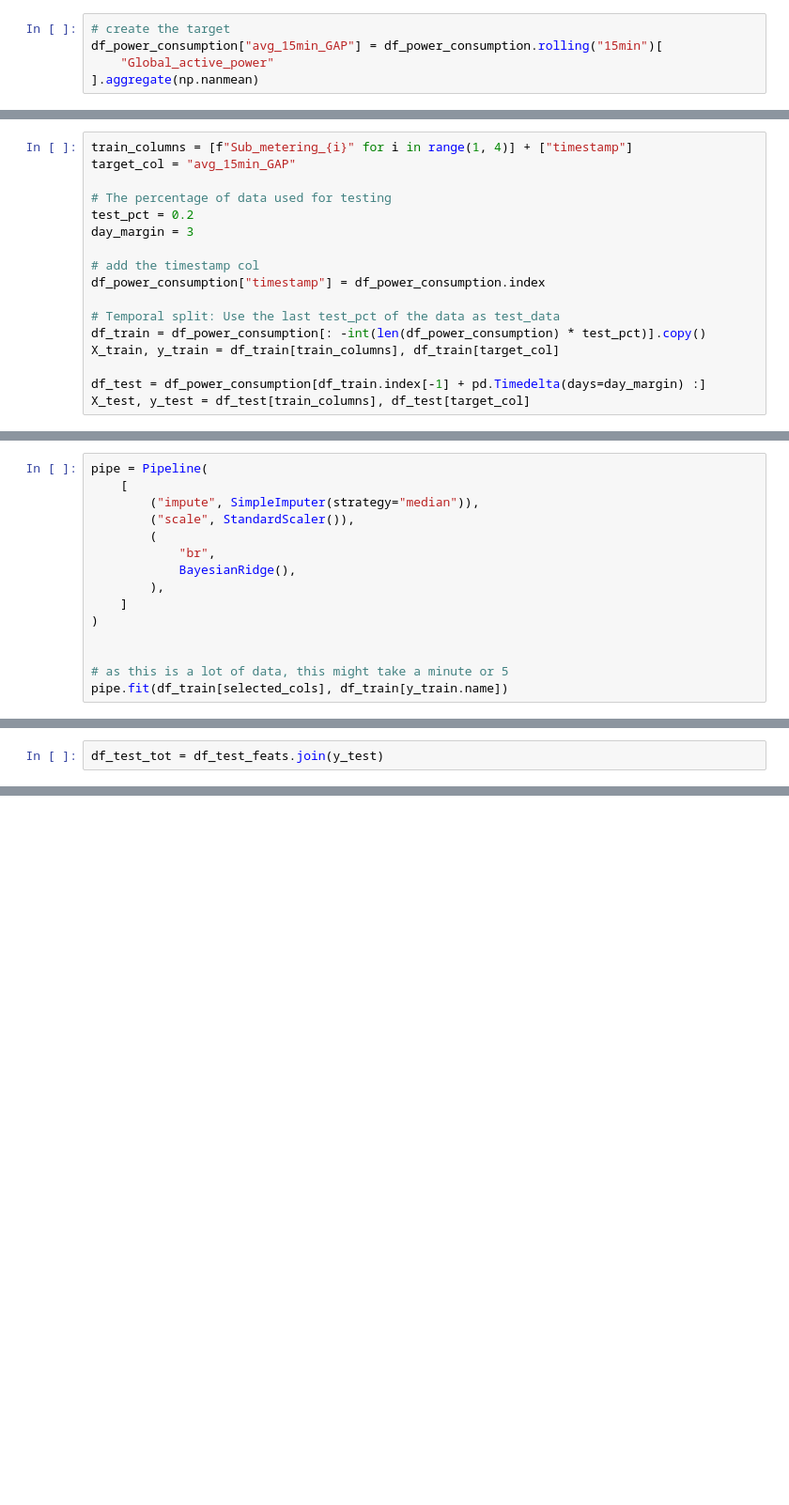
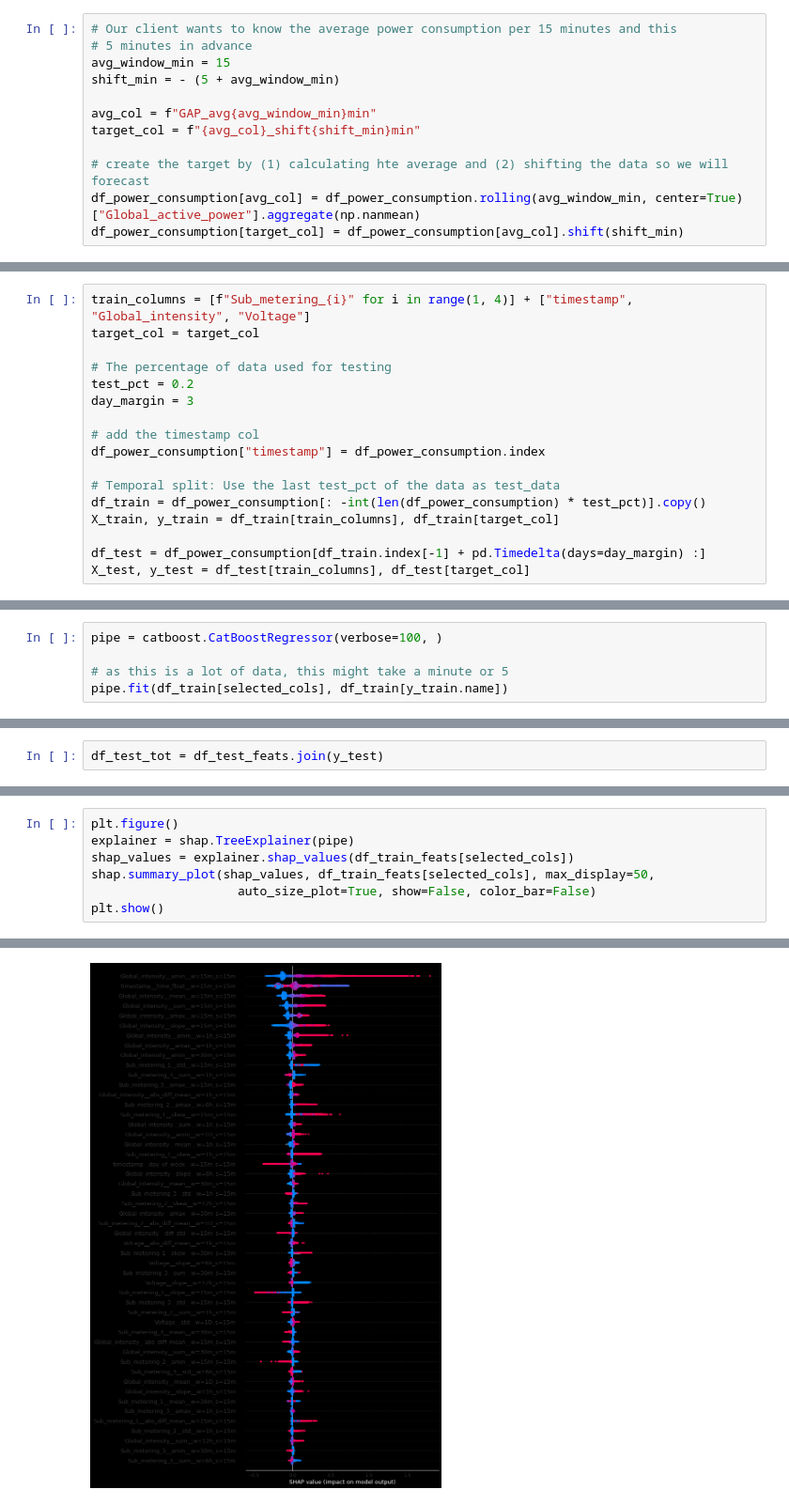
Before and after one commit to predict-idlab/tsflex, a Jupyter notebook: examples/example_power_consumption_estimation.ipynb, the cells around one changed output, grey strips where cells are left out. Shown at 94% size. Drawn from its saved outputs; the diff is of its cells as text; blank space fills up the shorter version.

Commit message:
:dash: adding figure-resampler + shap

```diff
--- a/examples/example_power_consumption_estimation.ipynb
+++ b/examples/example_power_consumption_estimation.ipynb
@@ -122,7 +210,14 @@ Our objective is:
 **remark**:
 We explicitly did not use global variables (like `global_intensity`) as these are show high correlations with the global power consumption.
 # %%
-# create the target
-df_power_consumption["avg_15min_GAP"] = df_power_consumption.rolling("15min")[
-    "Global_active_power"
-].aggregate(np.nanmean)
+# Our client wants to know the average power consumption per 15 minutes and this
+# 5 minutes in advance
+avg_window_min = 15
+shift_min = - (5 + avg_window_min)
+
+avg_col = f"GAP_avg{avg_window_min}min"
+target_col = f"{avg_col}_shift{shift_min}min"
+
+# create the target by (1) calculating hte average and (2) shifting the data so we will forecast
+df_power_consumption[avg_col] = df_power_consumption.rolling(avg_window_min, center=True)["Global_active_power"].aggregate(np.nanmean)
+df_power_consumption[target_col] = df_power_consumption[avg_col].shift(shift_min)
@@ -135,8 +249,8 @@ df_power_consumption["avg_15min_GAP"] = df_power_consumption.rolling("15min")[
 # %% [markdown]
 ## train-test split
 # %%
-train_columns = [f"Sub_metering_{i}" for i in range(1, 4)] + ["timestamp"]
-target_col = "avg_15min_GAP"
+train_columns = [f"Sub_metering_{i}" for i in range(1, 4)] + ["timestamp", "Global_intensity", "Voltage"]
+target_col = target_col
 
 # The percentage of data used for testing
 test_pct = 0.2
@@ -264,15 +385,5 @@ df_train = df_train[df_train[y_train.name].notna()]
 # %%
-pipe = Pipeline(
-    [
-        ("impute", SimpleImputer(strategy="median")),
-        ("scale", StandardScaler()),
-        (
-            "br",
-            BayesianRidge(),
-        ),
-    ]
-)
-
+pipe = catboost.CatBoostRegressor(verbose=100, )
 
 # as this is a lot of data, this might take a minute or 5
 pipe.fit(df_train[selected_cols], df_train[y_train.name])
@@ -295,0 +456,8 @@ df_test_tot["std"] = out[1]
+# %%
+plt.figure()
+explainer = shap.TreeExplainer(pipe)
+shap_values = explainer.shap_values(df_train_feats[selected_cols])
+shap.summary_plot(shap_values, df_train_feats[selected_cols], max_display=50,
+                    auto_size_plot=True, show=False, color_bar=False)
+plt.show()
+# %% [output]
@@ -295,0 +465 @@ df_test_tot["std"] = out[1]
+[figure, added]
```
Also changed, not shown: parts of 47 cells of this notebook.
